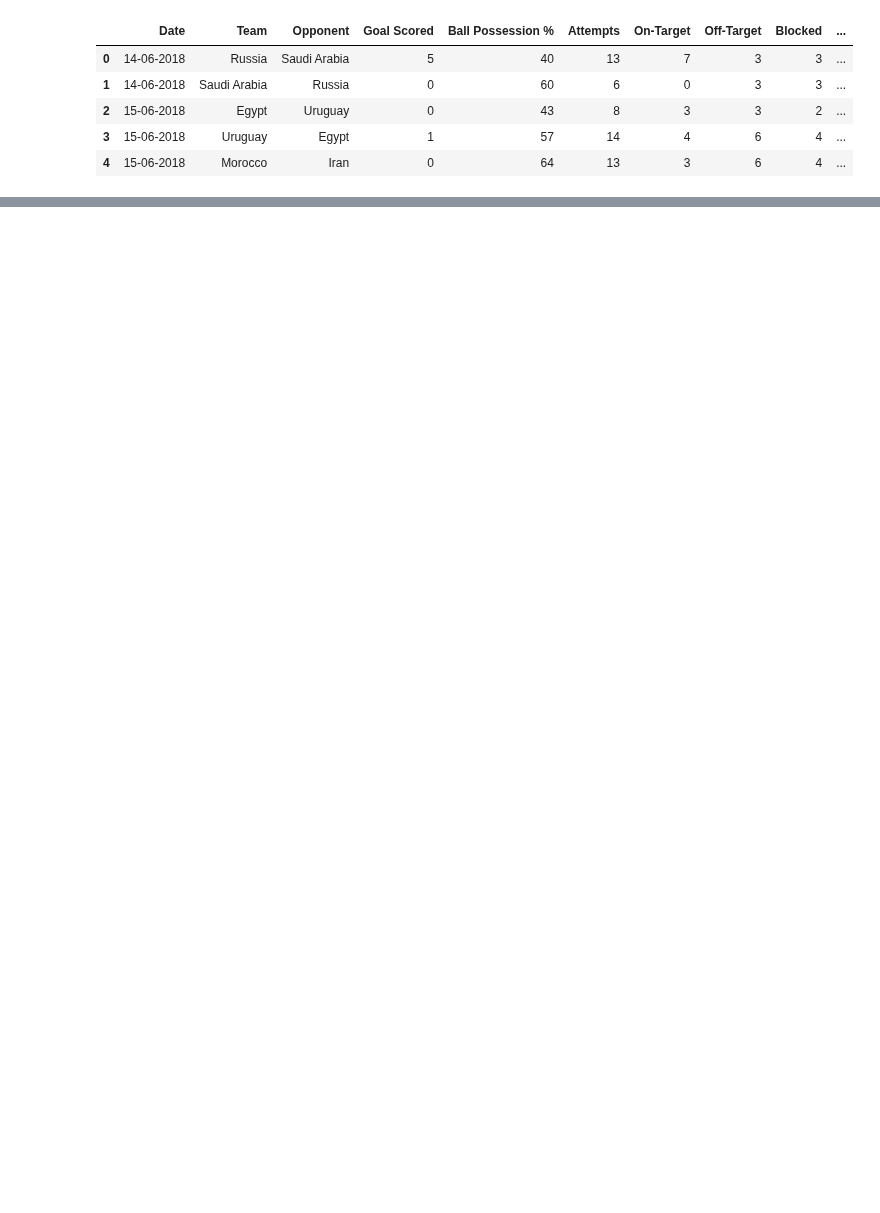
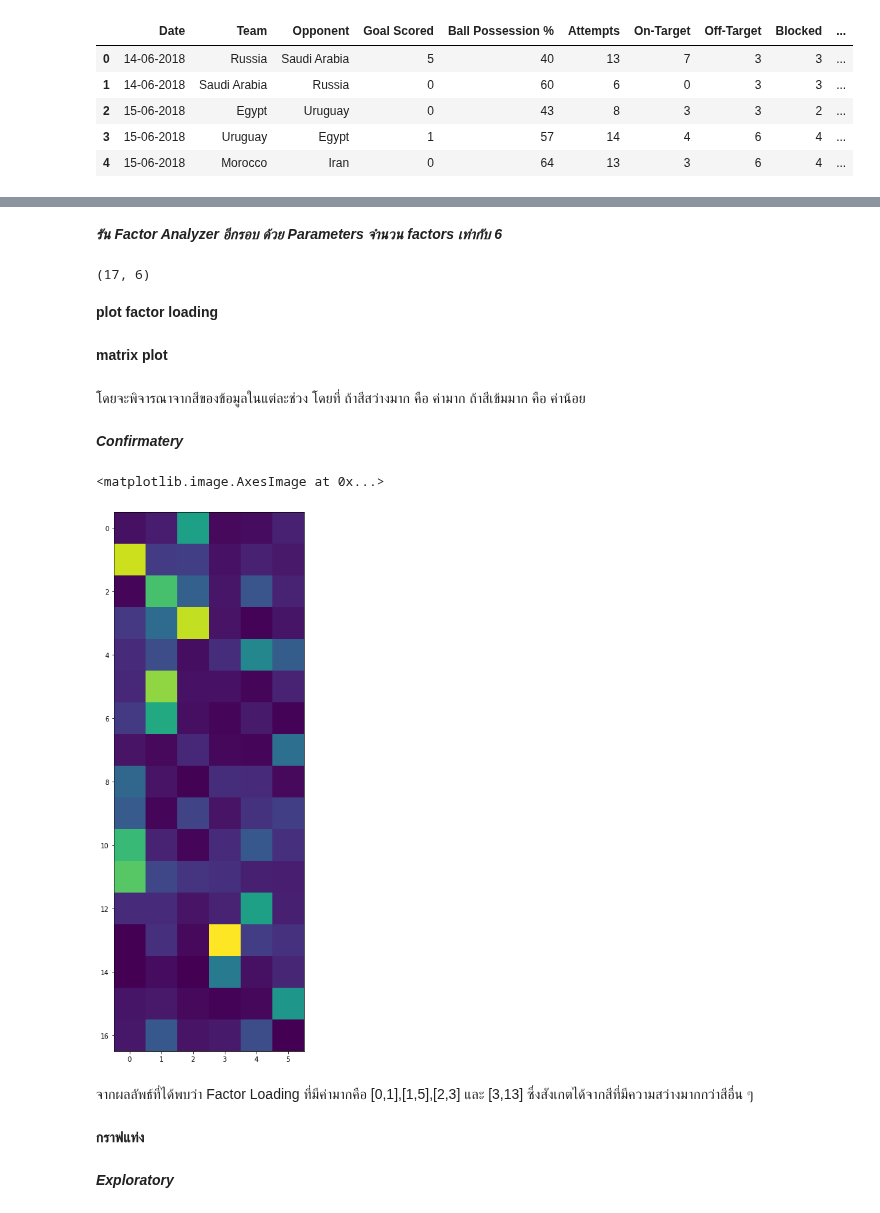
Before and after one commit to kittimaxz/multivariate, a Jupyter notebook: Chapter_5_Factor_Analysis.ipynb, the cells around one changed output, grey strips where cells are left out. Cells and saved outputs as stored; diff of their text form; code cells hidden in the pictures; blank space fills up the shorter version.

```diff
--- a/Chapter_5_Factor_Analysis.ipynb
+++ b/Chapter_5_Factor_Analysis.ipynb
@@ -229,8 +235,8 @@ plt.bar(range(25),np.absolute(fa2.loadings_[:,0])) ### ใช้คำสั่
 # %%
 import pandas as pd
 # %%
-FIFA_data=pd.read_csv('FIFA 2018 Statistics.csv')
-FIFA_data.head()
+FIFA=pd.read_csv('FIFA 2018 Statistics.csv')
+FIFA.head()
 # %% [output]
 |  | Date | Team | Opponent | Goal Scored | Ball Possession % | Attempts | On-Target | Off-Target | Blocked | ... |
 | 0 | 14-06-2018 | Russia | Saudi Arabia | 5 | 40 | 13 | 7 | 3 | 3 | ... |
@@ -274,0 +256,3 @@ FIFA_data_dropped=FIFA_data_dropped.dropna()
+# %%
+FIFA_dropped=FIFA.iloc[:,3:20]
+FIFA_dropped
@@ -284,0 +371,12 @@ AttributeError: ignored
+# %% [markdown]
+***รัน Factor Analyzer อีกรอบ ด้วย Parameters จำนวน factors เท่ากับ 6***
+# %%
+from factor_analyzer import FactorAnalyzer
+fa2 = FactorAnalyzer(n_factors=6)
+data_fa = fa2.fit_transform(FIFA_dropped)
+# %%
+fa2.loadings_.shape
+# %% [output]
+(17, 6)
+# %% [markdown]
+**plot factor loading**
@@ -284,0 +387,18 @@ AttributeError: ignored
+# %% [markdown]
+**matrix plot**
+# %% [markdown]
+โดยจะพิจารณาจากสีของข้อมูลในแต่ละช่วง โดยที่ ถ้าสีสว่างมาก คือ ค่ามาก ถ้าสีเข้มมาก คือ ค่าน้อย
+# %% [markdown]
+***Confirmatery***
+# %%
+matplotlib.rcParams['figure.figsize']=[15,15]
+plt.imshow(np.absolute(fa2.loadings_))
+# %% [output]
+<matplotlib.image.AxesImage at 0x...>
+[figure, added]
+# %% [markdown]
+จากผลลัพธ์ที่ได้พบว่า Factor Loading ที่มีค่ามากคือ [0,1],[1,5],[2,3] และ [3,13] ซึ่งสังเกตได้จากสีที่มีความสว่างมากกว่าสีอื่น ๆ
+# %% [markdown]
+**กราฟแท่ง**
+# %% [markdown]
+***Exploratory***
```
Also changed, not shown: parts of 44 cells of this notebook.
